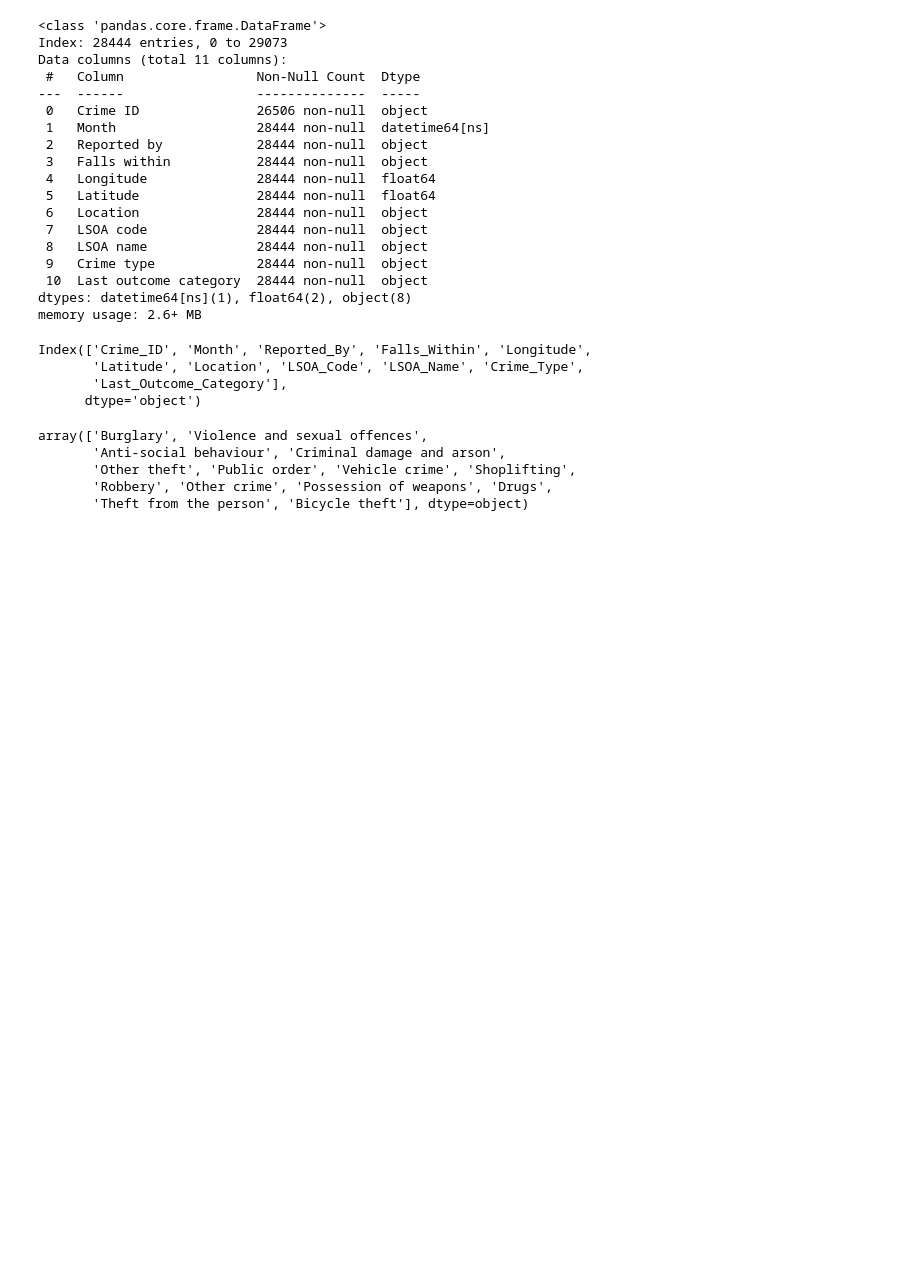
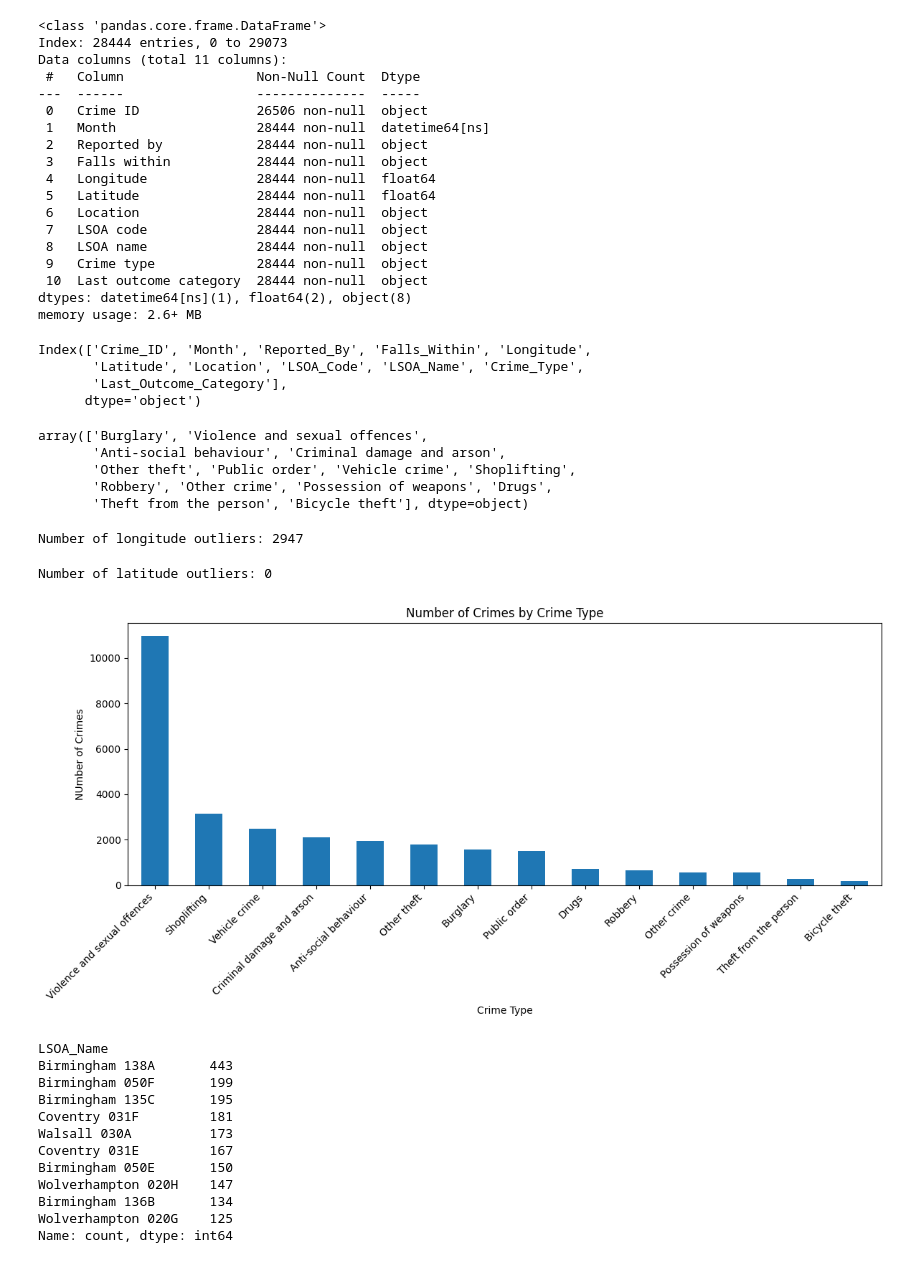
Before and after one commit to samuelkimaru2006-png/DSA-1080-project, a Jupyter notebook: notebooks/analysis.ipynb, the cells around one changed output. Drawn from its saved outputs; the diff is of its cells as text; code cells hidden in the pictures; blank space fills up the shorter version.

Commit message:
Completed Week 3 data analysis and visualizations

```diff
--- a/notebooks/analysis.ipynb
+++ b/notebooks/analysis.ipynb
@@ -155,5 +155,73 @@ array(['Burglary', 'Violence and sexual offences',
        'Other theft', 'Public order', 'Vehicle crime', 'Shoplifting',
        'Robbery', 'Other crime', 'Possession of weapons', 'Drugs',
        'Theft from the person', 'Bicycle theft'], dtype=object)
+# %%
+# Create a Year column from the Month column
+df["Year"] = df["Month"].dt.year
+# %%
+#Handle Outliers: Longitude
+Q1 = df["Longitude"].quantile(0.25)
+Q3 = df["Longitude"].quantile(0.75)
+IQR = Q3 - Q1
+
+lower = Q1 - 1.5 * IQR
+upper = Q3 + 1.5 * IQR
+
+outliers  = df[(df["Longitude"] < lower) | (df["Longitude"] > upper)]
+
+print("Number of longitude outliers:", len(outliers))
+# %% [output]
+Number of longitude outliers: 2947
+# %%
+#Handle Outliers: Latitude
+Q1 = df["Latitude"].quantile(0.25)
+Q3 = df["Latitude"].quantile(0.75)
+IQR = Q3 - Q1
+
+lower = Q1 - 1.5 * IQR
+upper = Q3 + 1.5 * IQR
+
+outliers  = df[(df["Latitude"] < lower) | (df["Latitude"] > upper)]
+
+print("Number of latitude outliers:", len(outliers))
+# %% [output]
+Number of latitude outliers: 0
 # %%
 df.to_csv("../data/processed/crime_data_cleaned.csv", index=False)
+# %%
+# Exploratory Data Analysis
+#Question 1: What are the most common types of crime?
+crime_counts = df["Crime_Type"].value_counts()
+crime_counts
+crime_counts.plot(kind="bar", figsize=(12,6))
+# Visualization
+import matplotlib.pyplot as plt
+
+plt.title("Number of Crimes by Crime Type")
+plt.xlabel("Crime Type")
+plt.ylabel("NUmber of Crimes")
+plt.xticks(rotation=45, ha="right")
+plt.tight_layout()
+plt.show()
+
+# Analysis Question 2: Which locations recorded the highest number of crimes?
+top_locations = df["Location"].value_counts().head(10)
+top_locations
+
+# Analysis Question 3: Which LSOA (neighbourhood) experienced the highest crime rate?
+top_lsoa = df["LSOA_Name"].value_counts().head(10)
+top_lsoa
+# %% [output]
+[figure, added]
+LSOA_Name
+Birmingham 138A       443
+Birmingham 050F       199
+Birmingham 135C       195
+Coventry 031F         181
+Walsall 030A          173
+Coventry 031E         167
+Birmingham 050E       150
+Wolverhampton 020H    147
+Birmingham 136B       134
+Wolverhampton 020G    125
+Name: count, dtype: int64
```
Also changed, not shown: parts of 7 cells of this notebook.
